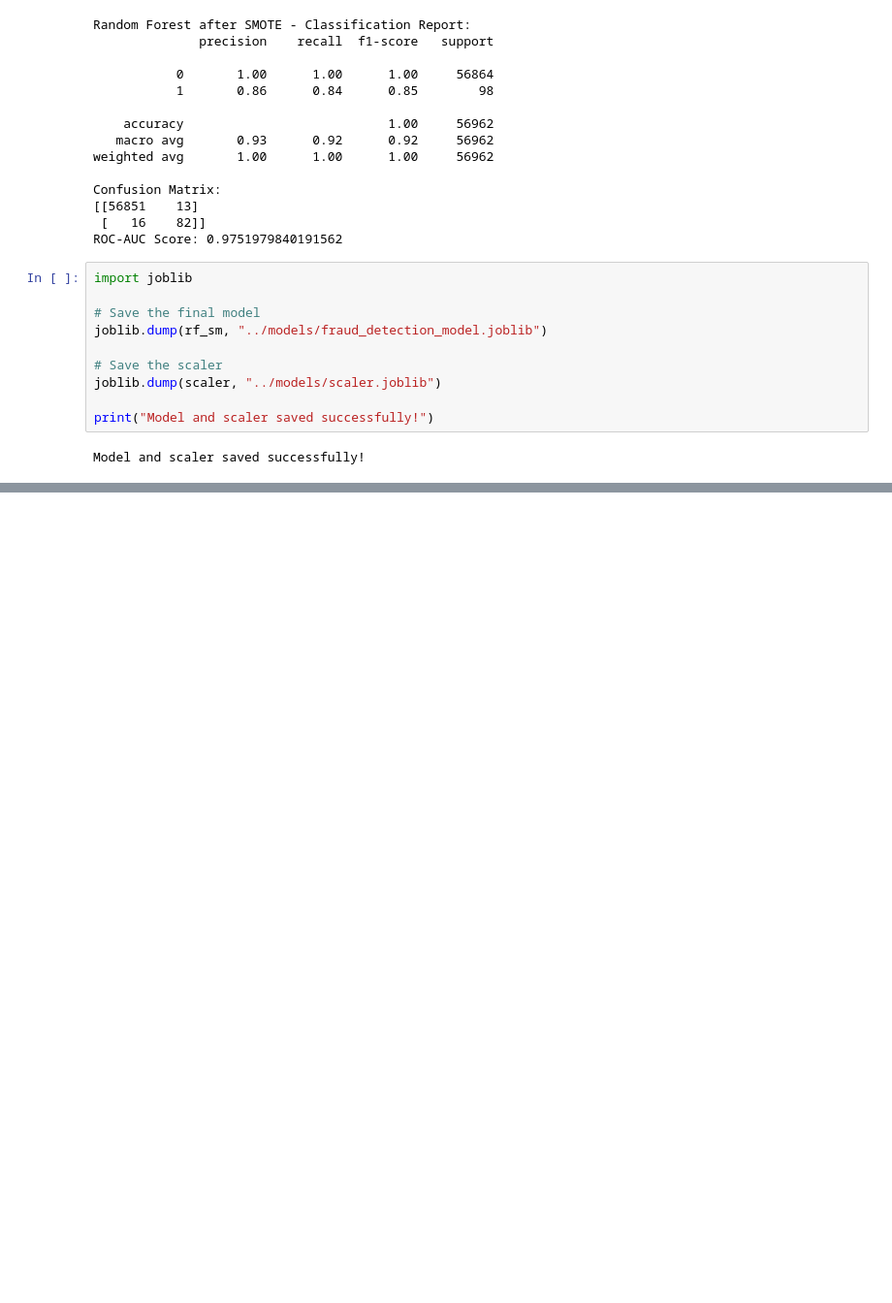
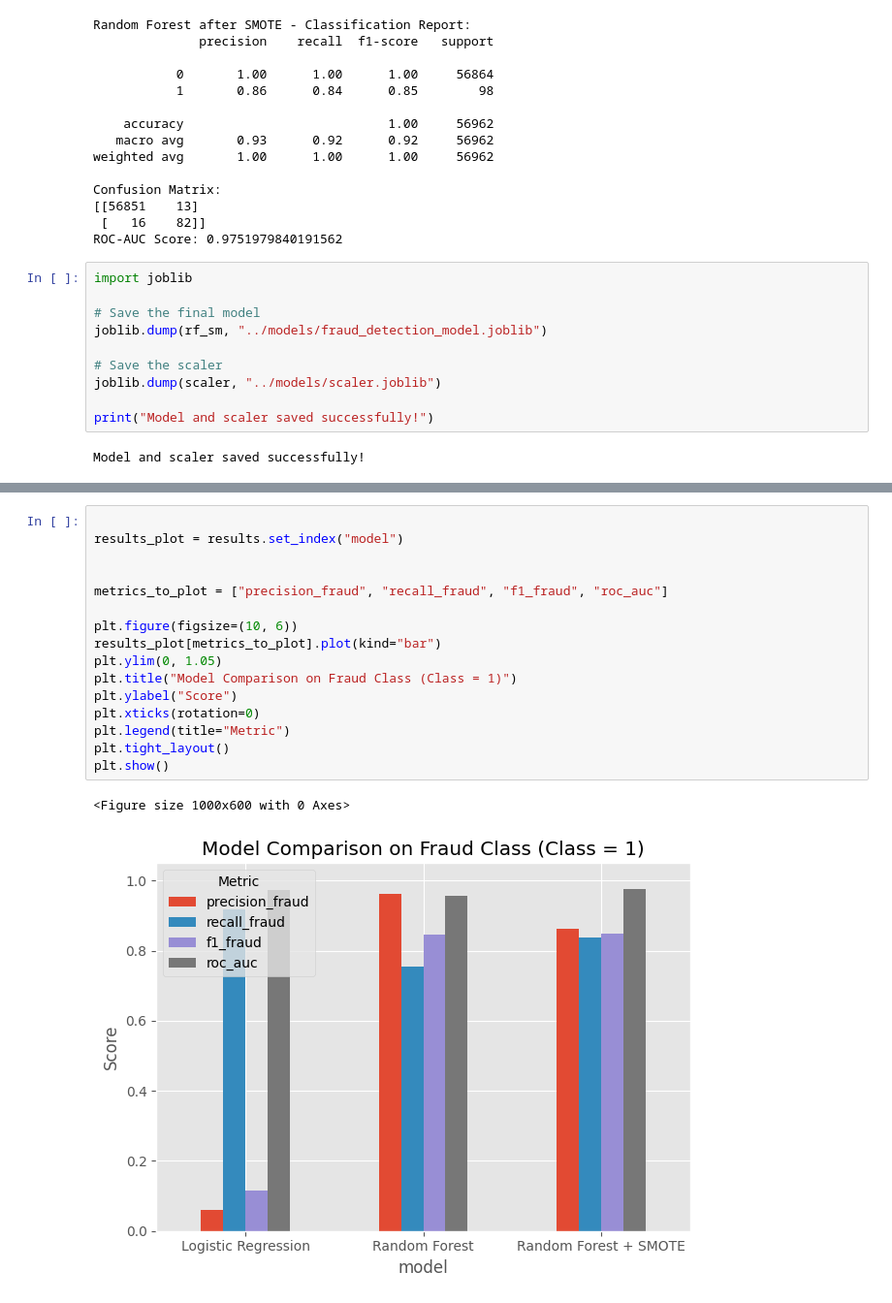
Before and after one commit to Kushalidarak/credit-card-fraud-detection, a Jupyter notebook: notebooks/fraud_detection.ipynb, the cells around one changed output, grey strips where cells are left out. Shown at 97% size. Cells and saved outputs as stored; diff of their text form; blank space fills up the shorter version.

Commit message:
Add model comparison summary and plot

```diff
--- a/notebooks/fraud_detection.ipynb
+++ b/notebooks/fraud_detection.ipynb
@@ -323,0 +374,19 @@ Model and scaler saved successfully!
+# %%
+
+results_plot = results.set_index("model")
+
+
+metrics_to_plot = ["precision_fraud", "recall_fraud", "f1_fraud", "roc_auc"]
+
+plt.figure(figsize=(10, 6))
+results_plot[metrics_to_plot].plot(kind="bar")
+plt.ylim(0, 1.05)
+plt.title("Model Comparison on Fraud Class (Class = 1)")
+plt.ylabel("Score")
+plt.xticks(rotation=0)
+plt.legend(title="Metric")
+plt.tight_layout()
+plt.show()
+# %% [output]
+<Figure size 1000x600 with 0 Axes>
+[figure, added]
```
Also changed, not shown: parts of 1 cell of this notebook.
